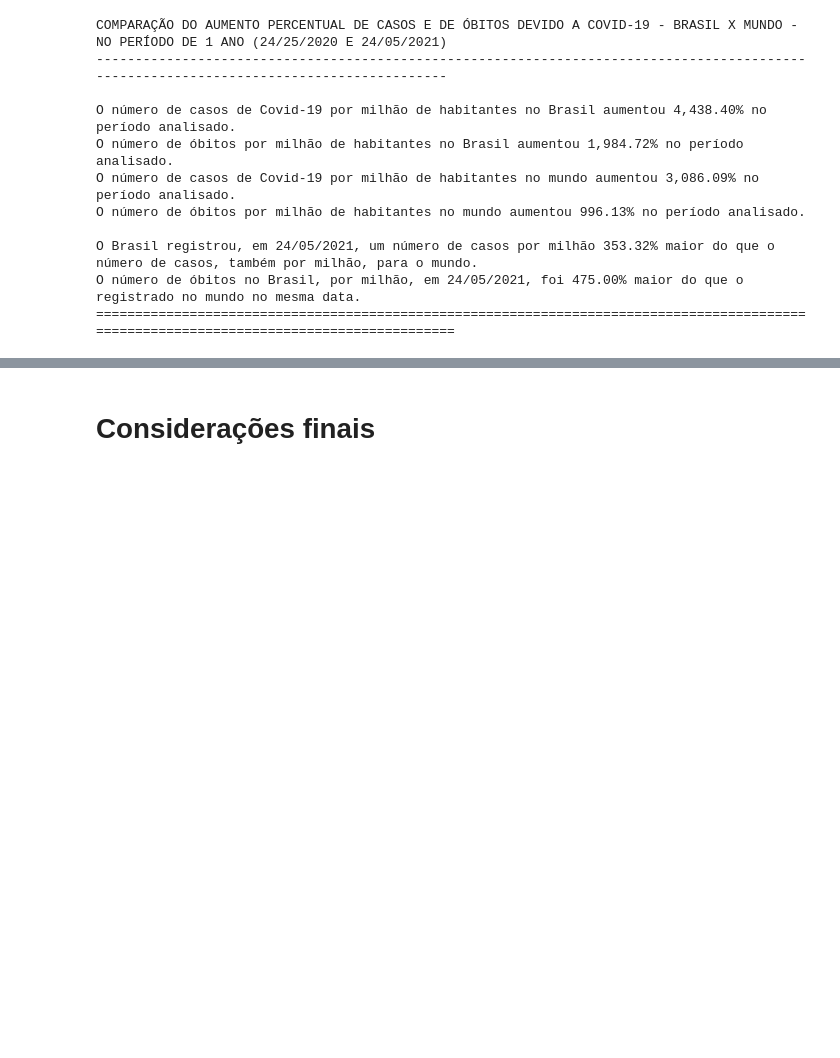
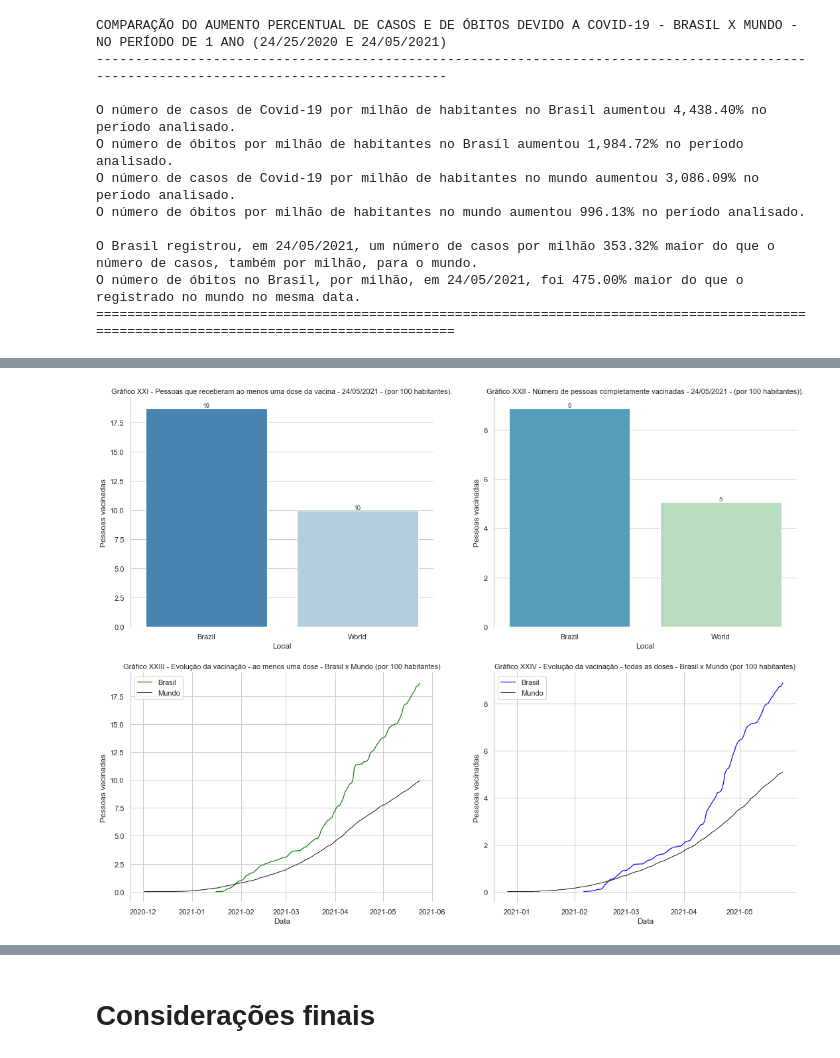
Before and after one commit to LuisCSGuimaraes/AnalisePandemiaCovid19, a Jupyter notebook: Notebook/Os números da pandemia - Panorama da COVID-19 no Brasil e no mundo.ipynb, the cells around one changed output, grey strips where cells are left out. Saved outputs shown, nothing was run; the diff lists cells and outputs as text; code cells hidden in the pictures; blank space fills up the shorter version.

```diff
--- a/Notebook/Os números da pandemia - Panorama da COVID-19 no Brasil e no mundo.ipynb
+++ b/Notebook/Os números da pandemia - Panorama da COVID-19 no Brasil e no mundo.ipynb
@@ -1226,0 +1284,62 @@ Ainda que os números relacionados a todo o mundo não sejam completos devido a
+# %%
+#Criando um novo dataframe para ser utilizao no comparativo de vacinação
+df_comp_vacinacao = df_brasil.loc[df_brasil.date == '2021-05-24']
+df_comp_vacinacao = pd.concat([df_comp_vacinacao, df.loc[(df.date == '2021-05-24') & (df.location == 'World')]], ignore_index= True)
+
+
+#Aplicando o estilo ao gráfico
+with plt.rc_context(rc_params_bar):
+
+    #Criando a figura
+    fig, ax = plt.subplots(nrows = 2, ncols=2, figsize=(18,14))
+
+    #Gráfico XXI
+    g1 = sns.barplot(x='location', y='people_vaccinated_per_hundred', ax=ax[0,0], data= df_comp_vacinacao, palette='Blues_r')
+    ax[0,0].ticklabel_format(style='plain', axis='y')
+    ax[0,0].set_title('Gráfico XXI - Pessoas que receberam ao menos uma dose da vacina - 24/05/2021 - (por 100 habitantes).')
+    ax[0,0].set_ylabel('Pessoas vacinadas')
+    ax[0,0].set_xlabel('Local')
+
+    for p in g1.patches:
+        g1.annotate(format(p.get_height(), ',.0f'),
+                        (p.get_x()+ p.get_width() / 2., p.get_height()),
+                        ha = 'center', va = 'center',
+                        xytext = (0,4),
+                        textcoords = 'offset points',
+                        size = 10,
+                        color = '#404040')
+
+    #Gráfico XXII
+    g2 = sns.barplot(x='location', y='people_fully_vaccinated_per_hundred', ax=ax[0,1], data= df_comp_vacinacao, palette='GnBu_r')
+    ax[0,1].ticklabel_format(style='plain', axis='y')
+    ax[0,1].set_title('Gráfico XXII - Número de pessoas completamente vacinadas - 24/05/2021 - (por 100 habitantes)).')
+    ax[0,1].set_ylabel('Pessoas vacinadas')
+    ax[0,1].set_xlabel('Local')
+
+    for p in g2.patches:
+        g2.annotate(format(p.get_height(), ',.0f'),
+                        (p.get_x()+ p.get_width() / 2., p.get_height()),
+                        ha = 'center', va = 'center',
+                        xytext = (0,4),
+                        textcoords = 'offset points',
+                        size = 10,
+                        color = '#404040')
+    #Gráfico XXIII
+    g3 = sns.lineplot(x='date', y='people_vaccinated_per_hundred', ax=ax[1,0], data=df_brasil, color='Green', linewidth=1.2, label='Brasil' )
+    g4 = sns.lineplot(x='date', y='people_vaccinated_per_hundred', ax=ax[1,0], data=df.loc[df.location == 'World'], color='Black', linewidth=.9, label = 'Mundo' )
+    ax[1,0].set_title('Gráfico XXIII - Evolução da vacinação - ao menos uma dose - Brasil x Mundo (por 100 habitantes)')
+    ax[1,0].set_ylabel('Pessoas vacinadas')
+    ax[1,0].set_xlabel('Data')
+
+    #Gráfico XXIV
+    g5 = sns.lineplot(x='date', y='people_fully_vaccinated_per_hundred', ax=ax[1,1], data=df_brasil, color='Blue', linewidth=1.2, label = 'Brasil' )
+    g6 = sns.lineplot(x='date', y='people_fully_vaccinated_per_hundred', ax=ax[1,1], data=df.loc[df.location == 'World'], color='Black', linewidth=.9, label = 'Mundo' )
+    ax[1,1].set_title('Gráfico XXIV - Evolução da vacinação - todas as doses - Brasil x Mundo (por 100 habitantes)')
+    ax[1,1].set_ylabel('Pessoas vacinadas')
+    ax[1,1].set_xlabel('Data')
+
+
+#Exibindo os gráficos
+plt.show()
+# %% [output]
+[figure, added]
```
Also changed, not shown: parts of 14 cells of this notebook.
